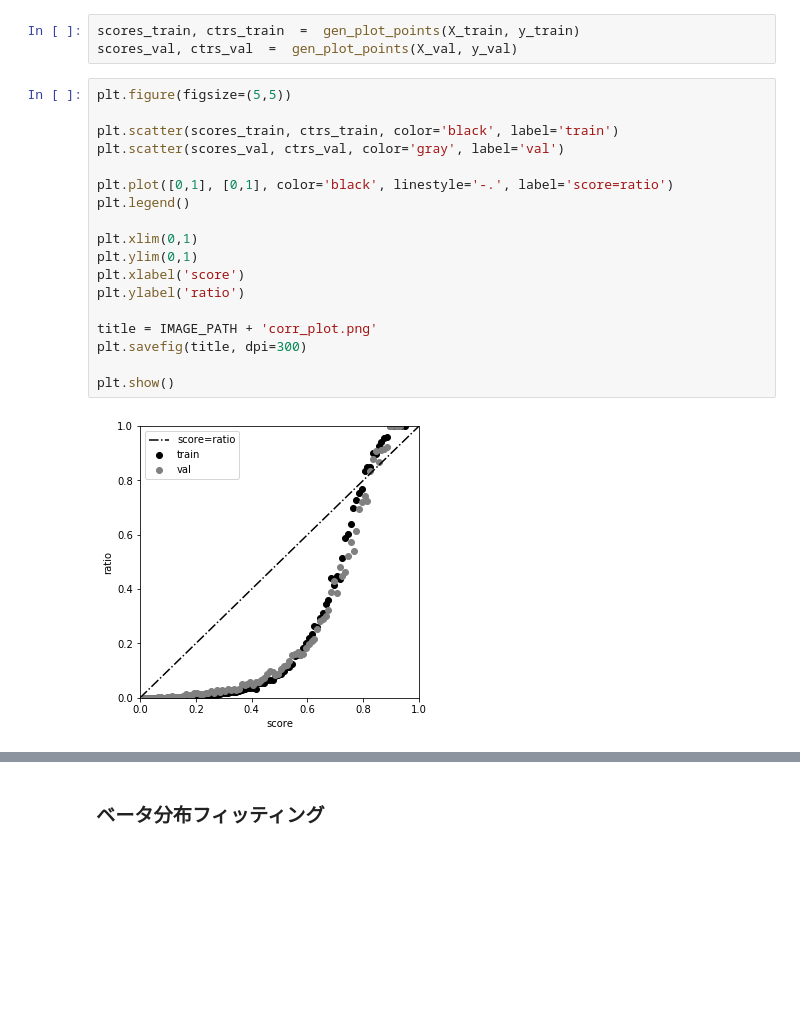
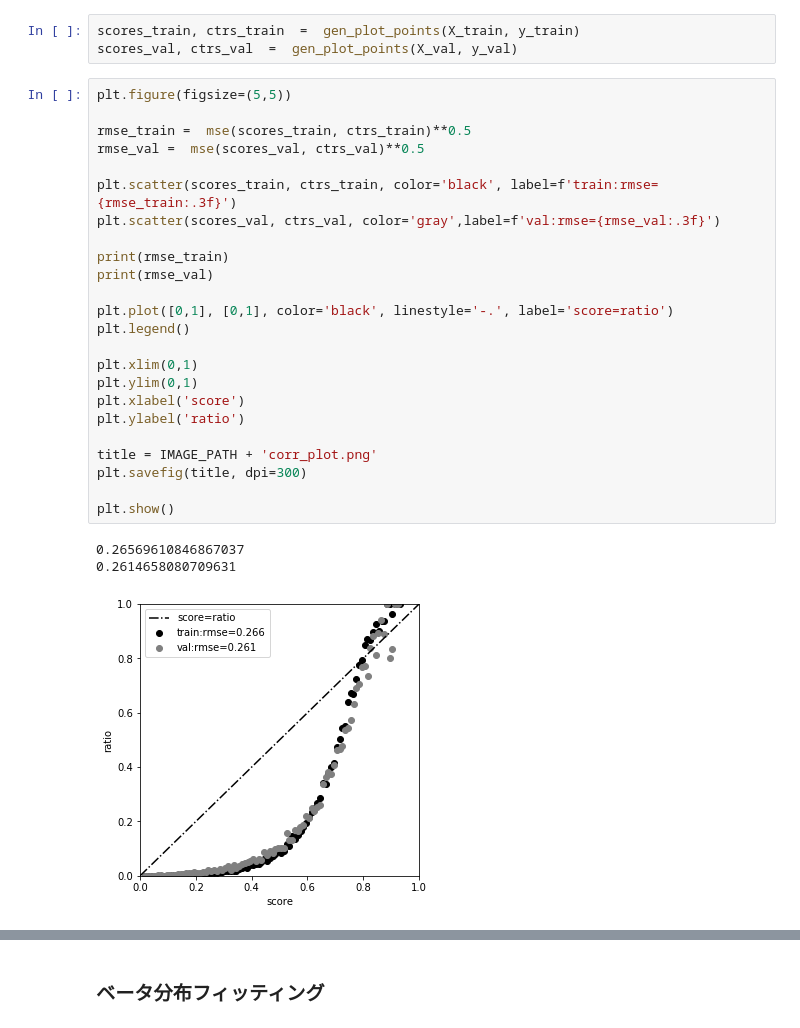
Before and after one commit to Rio114/MachineLearning, a Jupyter notebook: unbalance/src/beta_fitting.ipynb, the cells around one changed output, grey strips where cells are left out. Cells and saved outputs as stored; diff of their text form; blank space fills up the shorter version.

```diff
--- a/unbalance/src/beta_fitting.ipynb
+++ b/unbalance/src/beta_fitting.ipynb
@@ -192,23 +193,31 @@ scores_val, ctrs_val  =  gen_plot_points(X_val, y_val)
 # %%
 plt.figure(figsize=(5,5))
 
-plt.scatter(scores_train, ctrs_train, color='black', label='train')
-plt.scatter(scores_val, ctrs_val, color='gray', label='val')
+rmse_train =  mse(scores_train, ctrs_train)**0.5
+rmse_val =  mse(scores_val, ctrs_val)**0.5
+
+plt.scatter(scores_train, ctrs_train, color='black', label=f'train:rmse={rmse_train:.3f}')
+plt.scatter(scores_val, ctrs_val, color='gray',label=f'val:rmse={rmse_val:.3f}')
+
+print(rmse_train)
+print(rmse_val)
 
 plt.plot([0,1], [0,1], color='black', linestyle='-.', label='score=ratio')
 plt.legend()
 
 plt.xlim(0,1)
 plt.ylim(0,1)
 plt.xlabel('score')
 plt.ylabel('ratio')
 
 title = IMAGE_PATH + 'corr_plot.png'
 plt.savefig(title, dpi=300)
 
 plt.show()
 # %% [output]
+0.26569610846867037
+0.2614658080709631
-[figure, old version]
+[figure, new version]
 # %%
 plt.figure(figsize=(5,5))
 plt.hist(model.predict(X_train[y_train==0]) , bins=100, color='gray', label='neg_train')
```
Also changed, not shown: parts of 12 cells of this notebook, 18 other files.
